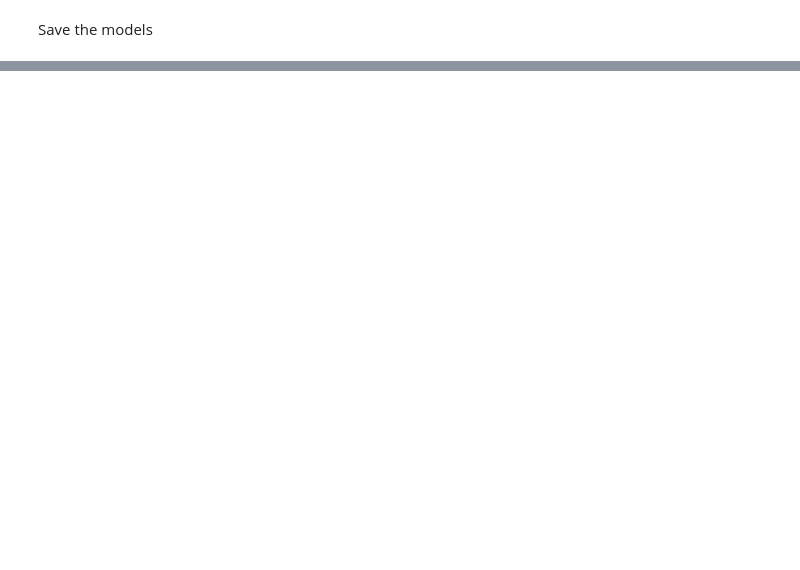
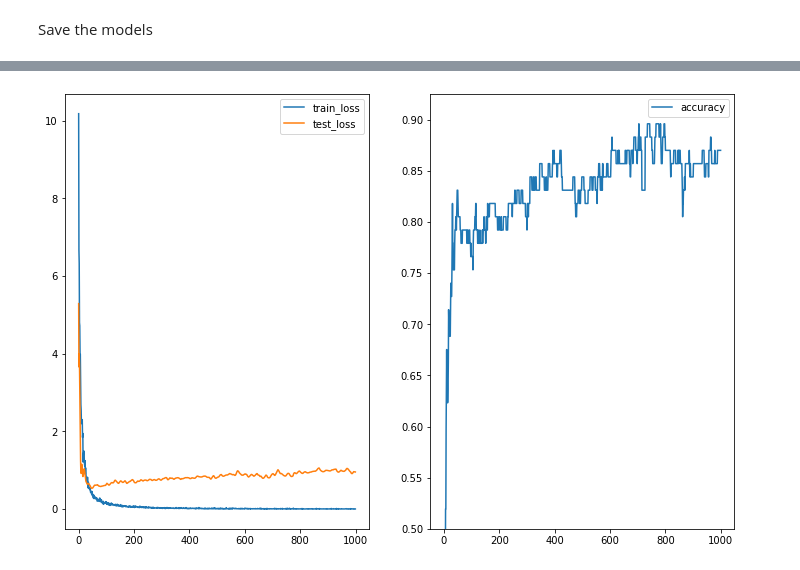
Before and after one commit to mcrespoamoros/turnipCalculator, a Jupyter notebook: Background/MULTICLASS CLASSIFICATION.ipynb, the cells around one changed output, grey strips where cells are left out. Saved outputs shown, nothing was run; the diff lists cells and outputs as text; code cells hidden in the pictures; blank space fills up the shorter version.

```diff
--- a/Background/MULTICLASS CLASSIFICATION.ipynb
+++ b/Background/MULTICLASS CLASSIFICATION.ipynb
@@ -308,0 +359,6 @@ joblib.dump(neigh, filename)
+# %%
+Ytrain = torch.from_numpy(y_train).view(1, -1)[0].long()
+Ytest = torch.from_numpy(y_test).view(1, -1)[0].long()
+# %%
+input_size = Xtrain.shape[1]
+output_size = len(df[pattern_label].unique())
@@ -308,0 +575,4 @@ joblib.dump(neigh, filename)
+# %%
+net = ClassificationNet(hidden_size=100, activation_fn='relu', apply_dropout=True)
+net
+result_100_relu = train_and_evaluate_model(net)
@@ -308,0 +590,14 @@ joblib.dump(neigh, filename)
+# %%
+result_model = result_100_relu
+df_epochs_data = pd.DataFrame(result_model['epoch_data'],
+                            columns=["epoch", "train_loss", "test_loss", "accuracy"])
+# %%
+f, (ax1, ax2) = plt.subplots(1, 2, figsize=(12, 8))
+
+df_epochs_data[["train_loss", "test_loss"]].plot(ax=ax1)
+df_epochs_data[["accuracy"]].plot(ax=ax2)
+
+plt.ylim(bottom = 0.5)
+plt.show()
+# %% [output]
+[figure, added]
```
Also changed, not shown: parts of 50 cells of this notebook, 8 other files.
